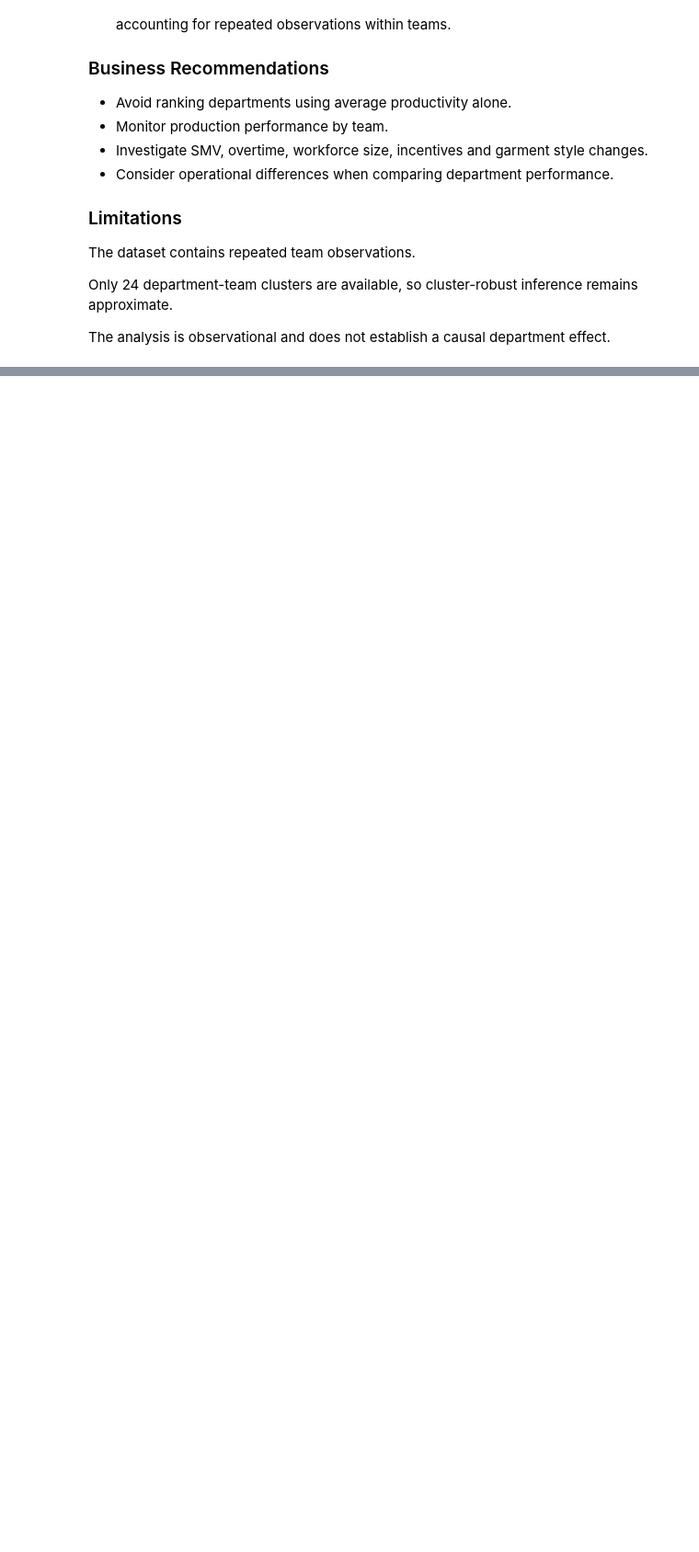
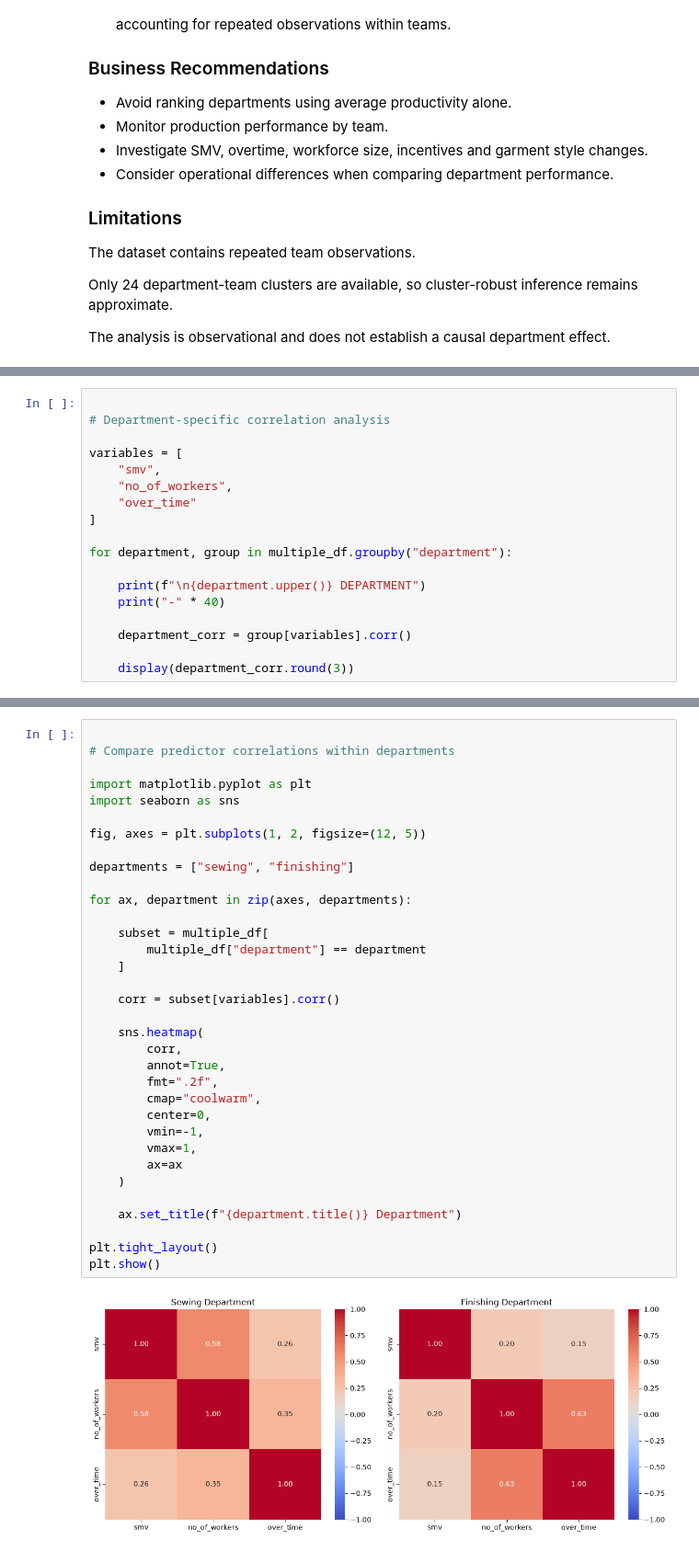
Before and after one commit to Reshmila2002/garment-production-intelligence, a Jupyter notebook: notebooks/04_statistical_productivity_analysis.ipynb, the cells around one changed output, grey strips where cells are left out. Shown at 92% size. Drawn from its saved outputs; the diff is of its cells as text; blank space fills up the shorter version.

```diff
--- a/notebooks/04_statistical_productivity_analysis.ipynb
+++ b/notebooks/04_statistical_productivity_analysis.ipynb
@@ -727,0 +1099,18 @@ establish a causal department effect.
+# %%
+
+# Department-specific correlation analysis
+
+variables = [
+    "smv",
+    "no_of_workers",
+    "over_time"
+]
+
+for department, group in multiple_df.groupby("department"):
+
+    print(f"\n{department.upper()} DEPARTMENT")
+    print("-" * 40)
+
+    department_corr = group[variables].corr()
+
+    display(department_corr.round(3))
@@ -727,0 +1130,36 @@ establish a causal department effect.
+# %%
+
+# Compare predictor correlations within departments
+
+import matplotlib.pyplot as plt
+import seaborn as sns
+
+fig, axes = plt.subplots(1, 2, figsize=(12, 5))
+
+departments = ["sewing", "finishing"]
+
+for ax, department in zip(axes, departments):
+
+    subset = multiple_df[
+        multiple_df["department"] == department
+    ]
+
+    corr = subset[variables].corr()
+
+    sns.heatmap(
+        corr,
+        annot=True,
+        fmt=".2f",
+        cmap="coolwarm",
+        center=0,
+        vmin=-1,
+        vmax=1,
+        ax=ax
+    )
+
+    ax.set_title(f"{department.title()} Department")
+
+plt.tight_layout()
+plt.show()
+# %% [output]
+[figure, added]
```
Also changed, not shown: parts of 26 cells of this notebook.
